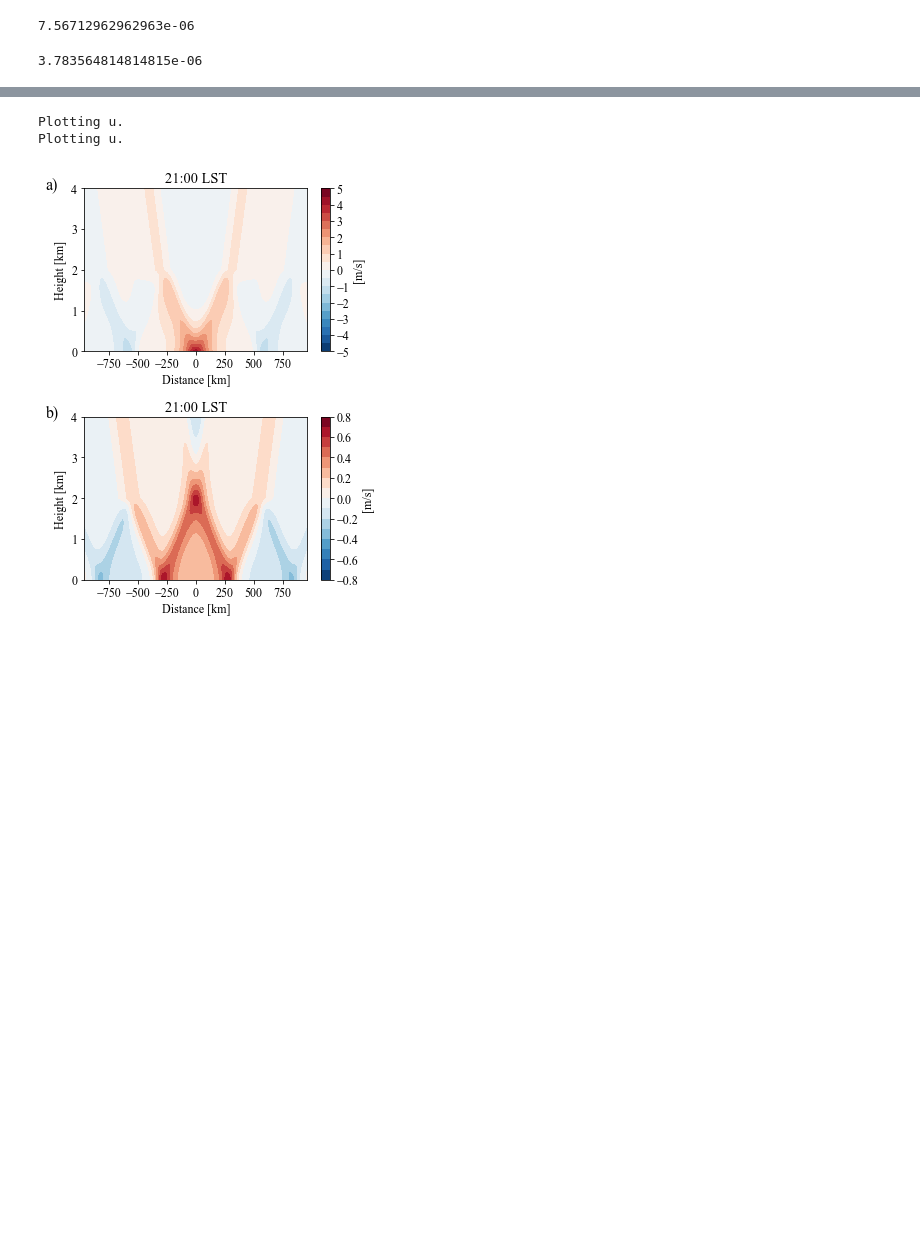
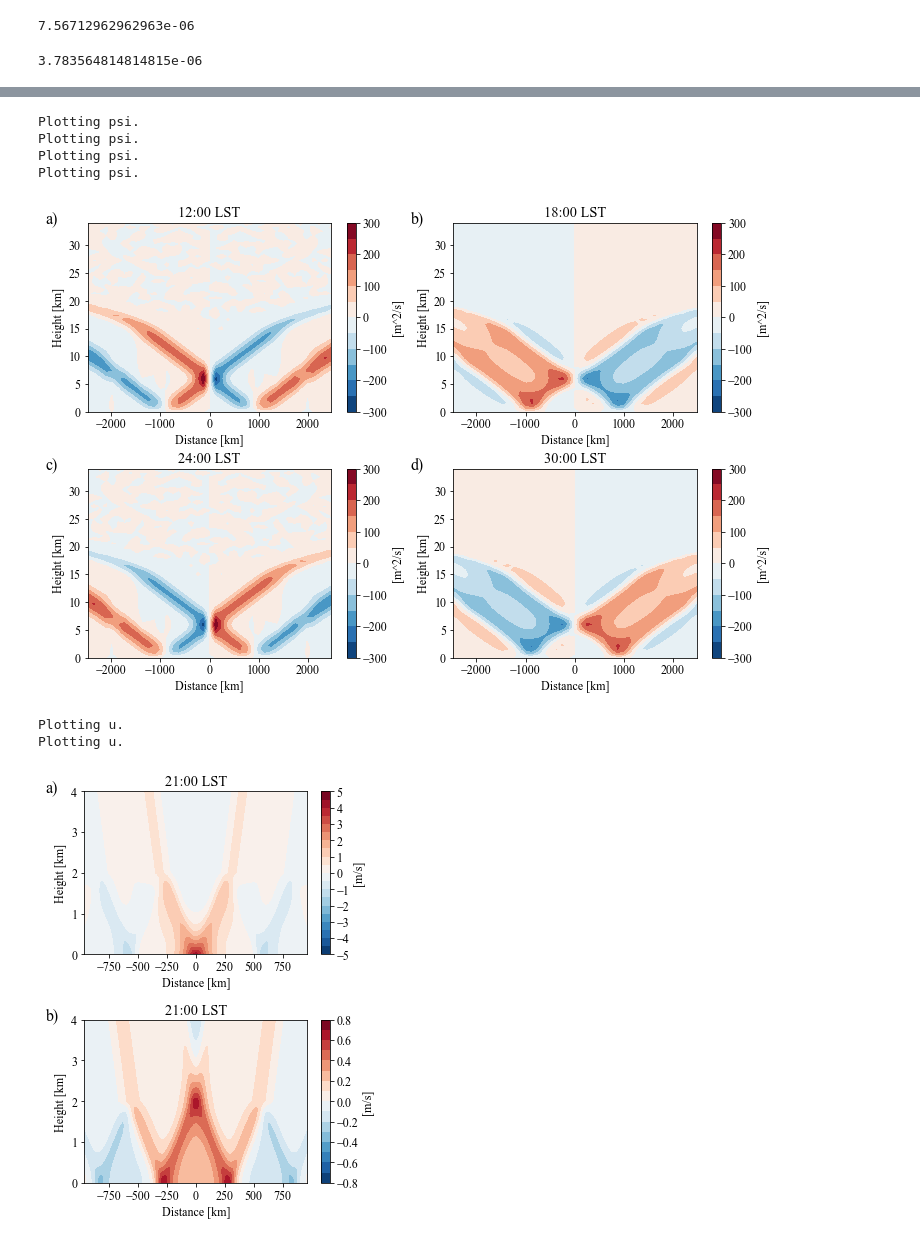
Before and after one commit to eshort0401/rotunno83, a Jupyter notebook: python_scripts/rotunno83.ipynb, the cells around one changed output, grey strips where cells are left out. Drawn from its saved outputs; the diff is of its cells as text; code cells hidden in the pictures; blank space fills up the shorter version.

```diff
--- a/python_scripts/rotunno83.ipynb
+++ b/python_scripts/rotunno83.ipynb
@@ -150,3 +196,21 @@ Plotting u.
+# %%
+test = ds_cN_dim.sum(dim='mode', keep_attrs=True).sum(dim='forcing', keep_attrs=True)
+# test = ds_cN_dim.sum(dim='mode', keep_attrs=True).isel(forcing=0)
+# test = ds_cN_dim.isel(mode=0).isel(forcing=0)
+# test = ds_pwN_dim.isel(mode=0)
+var='psi'
+# t=4
+rt.panelCont(test, var=var, t_list=[0,1,2,3], cbar_steps=10)
+dt = rt.get_current_dt_str()
+plt.savefig(
+    '/home/student.unimelb.edu.au/shorte1/Documents/rotunno83/figures/soln_pwc_{}_{}_{}.png'.format(var, 0, dt),
+    dpi=200, bbox_inches='tight', facecolor='white')
+# %% [output]
+Plotting psi.
+Plotting psi.
+Plotting psi.
+Plotting psi.
+[figure, added]
 # %%
 rt.forcingComparison(ds_pwN_dim, var='u', t=[6, 6, 6], cbar_steps=[10, 10, 10])
 dt = rt.get_current_dt_str()
```
Also changed, not shown: parts of 15 cells of this notebook, 11 other files.
